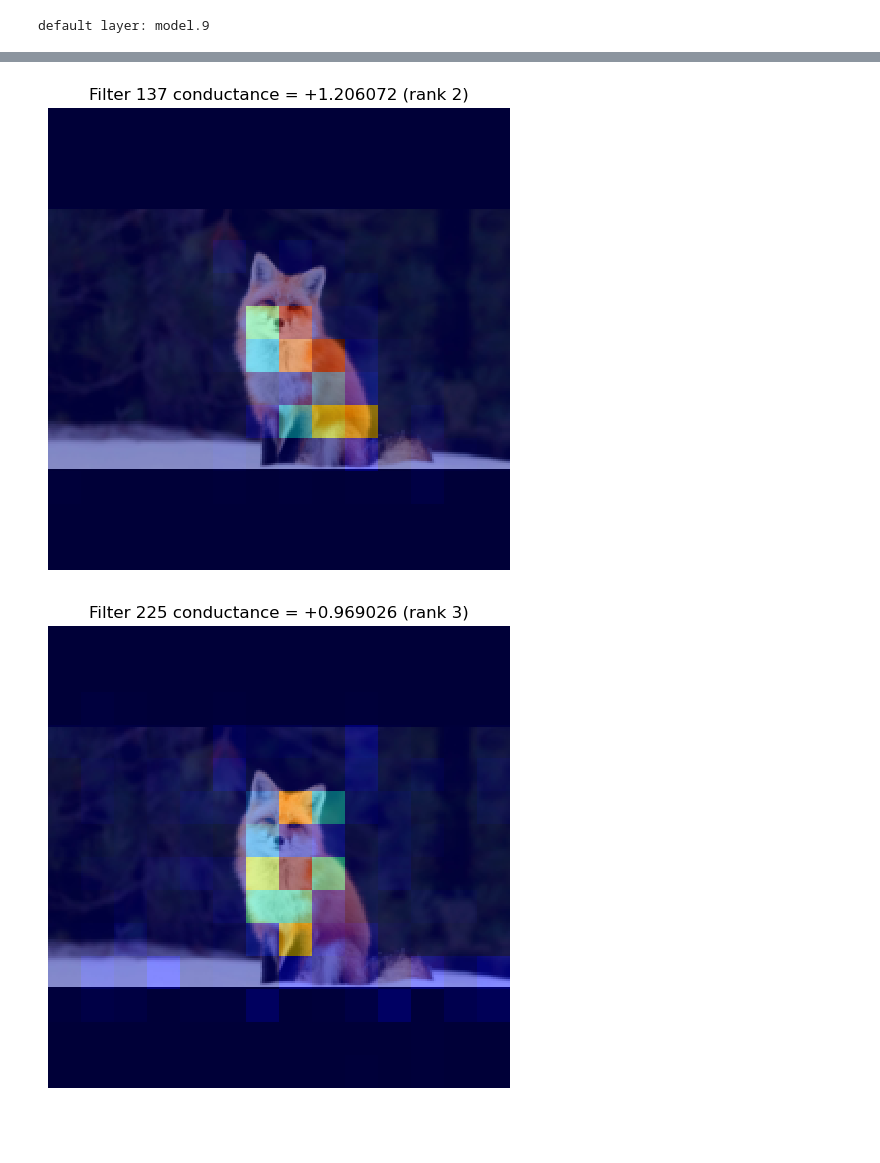
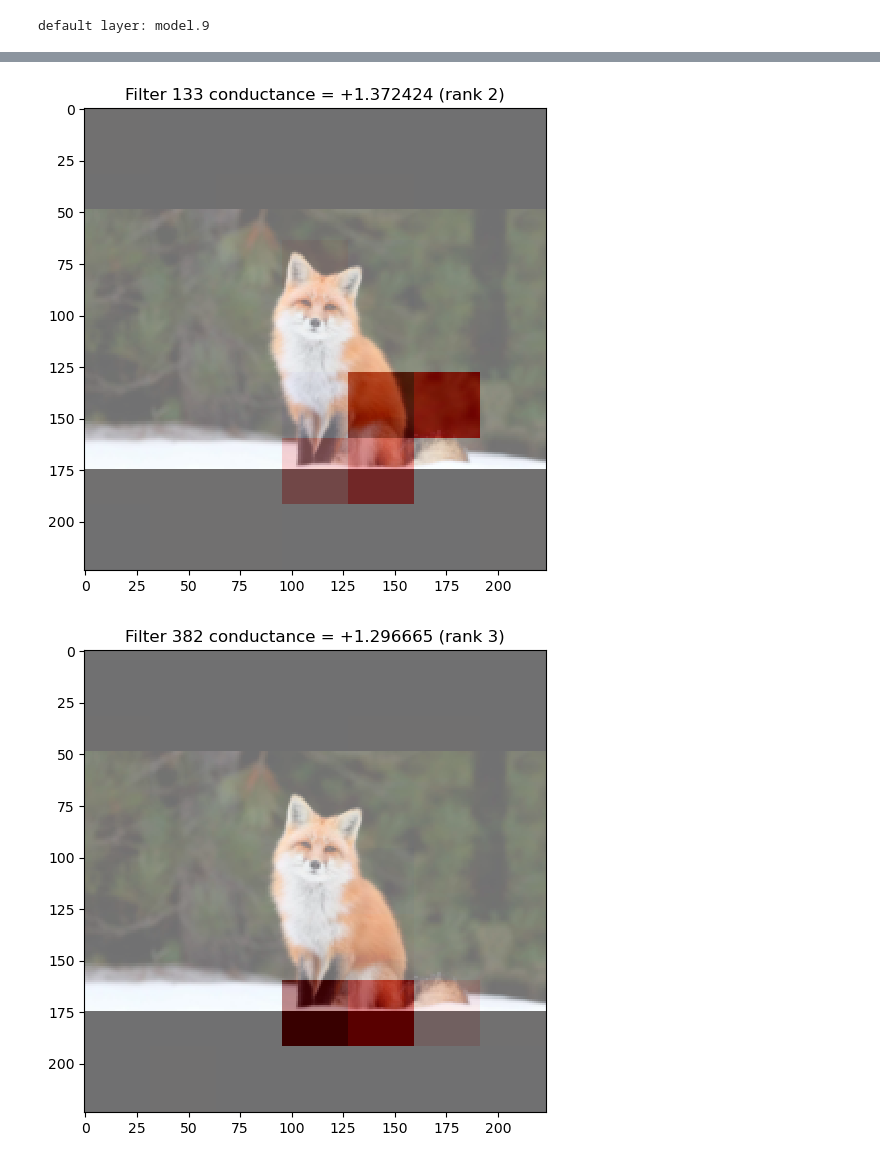
Before and after one commit to Bosbobos/AdvancedAttribution, a Jupyter notebook: HowImportantIsANeuron.ipynb, the cells around one changed output, grey strips where cells are left out. Saved outputs shown, nothing was run; the diff lists cells and outputs as text; code cells hidden in the pictures; blank space fills up the shorter version.

```diff
--- a/HowImportantIsANeuron.ipynb
+++ b/HowImportantIsANeuron.ipynb
@@ -84,7 +81,6 @@ def clear_backend_cache():
 print("default layer:", DEFAULT_LAYER_NAME)
 # %% [output]
 default layer: model.9
-# %%
 # %%
 # Вспомогательные утилиты для layer hook, output parsing и plotting
 
@@ -143,10 +139,9 @@ def reduce_filter_scores(cond_tensor):
 
 def _normalize_map(arr):
     arr = arr.astype(np.float32)
-    arr = arr - arr.min()
-    denom = arr.max()
-    if denom > 0:
-        arr = arr / denom
+    max_abs = np.max(np.abs(arr))
+    if max_abs > 0:
+        arr = arr / max_abs
     return arr
 
 def _resize_map_nearest(arr, out_hw):
@@ -171,18 +166,18 @@ def plot_total_conductance_overlay(image_np, cond_tensor, title=None):
 
     # Общая spatial conductance:
     # сумма по фильтрам |Cond_{c,h,w}|
-    total_map = np.abs(cond_np).sum(axis=0)
+    total_map = cond_np.sum(axis=0)
     total_map = _normalize_map(total_map)
     total_map = _resize_map_nearest(total_map, image_np.shape[:2])
 
     fig, ax = plt.subplots(figsize=(6, 6))
     ax.imshow(image_np, interpolation="nearest")
-    heat = ax.imshow(total_map, cmap="jet", alpha=0.45, interpolation="nearest")
+    heat = ax.imshow(total_map, cmap="seismic", vmin=-1.0, vmax=1.0, alpha=0.45, interpolation="nearest")
     ax.axis("off")
     ax.set_title(title or "Total conductance overlay")
 
     cbar = fig.colorbar(heat, ax=ax, fraction=0.046, pad=0.04)
-    cbar.set_label("Normalized |conductance|", rotation=90)
+    cbar.set_label("Normalized conductance", rotation=90)
 
     plt.show()
 
@@ -196,13 +191,12 @@ def plot_top_filter_overlays(image_np, cond_tensor, filter_scores, top_idx, top_
     top_n = min(top_n, len(top_idx))
 
     for rank, idx in enumerate(top_idx[:top_n].tolist(), start=1):
-        fmap = np.abs(cond_np[idx])
+        fmap = cond_np[idx]
         fmap = _normalize_map(fmap)
         fmap = _resize_map_nearest(fmap, image_np.shape[:2])
 
         plt.figure(figsize=(6, 6))
         plt.imshow(image_np, interpolation="nearest")
-        plt.imshow(fmap, cmap="jet", alpha=0.45, interpolation="nearest")
-        plt.axis("off")
+        plt.imshow(fmap, cmap="seismic", vmin=-1.0, vmax=1.0, alpha=0.45, interpolation="nearest")
         plt.title(f"Filter {idx} conductance = {float(filter_scores[idx]):+.6f} (rank {rank})")
         plt.show()
@@ -307,12 +300,6 @@ def compute_conductance(
 
     return cond.detach()
 # %%
-# %%
-# Один публичный вызов:
-# передаёшь только путь до картинки,
-# всё остальное считается и печатается автоматически.
-# Hook создаётся и снимается внутри.
-
 def run_conductance_pipeline(
     image_path,
     layer_name=DEFAULT_LAYER_NAME,
@@ -356,7 +343,7 @@ def run_conductance_pipeline(
         layer_score = cond_tensor.sum()
 
         topk = min(10, filter_scores.numel())
-        top_vals, top_idx = torch.topk(filter_scores.abs(), k=topk)
+        top_vals, top_idx = torch.topk(filter_scores, k=topk)
 
         with torch.no_grad():
             out_x, _ = forward_with_layer(x)
@@ -464,8 +482,8 @@ abs error       = 4.565672278404236
 # %%
 result = run_conductance_pipeline(
     image_path="data/fox.jpg",
-    layer_name='model.6',
-    n_steps=64,
+    layer_name='model.9',
+    n_steps=128,
     top_n=5,
 )
 # %% [output]
@@ -491,2 +509,2 @@ abs error       = 6.434919834136963
-[figure, old version]
+[figure, new version]
-[figure, old version]
+[figure, new version]
```
Also changed, not shown: parts of 11 cells of this notebook.
